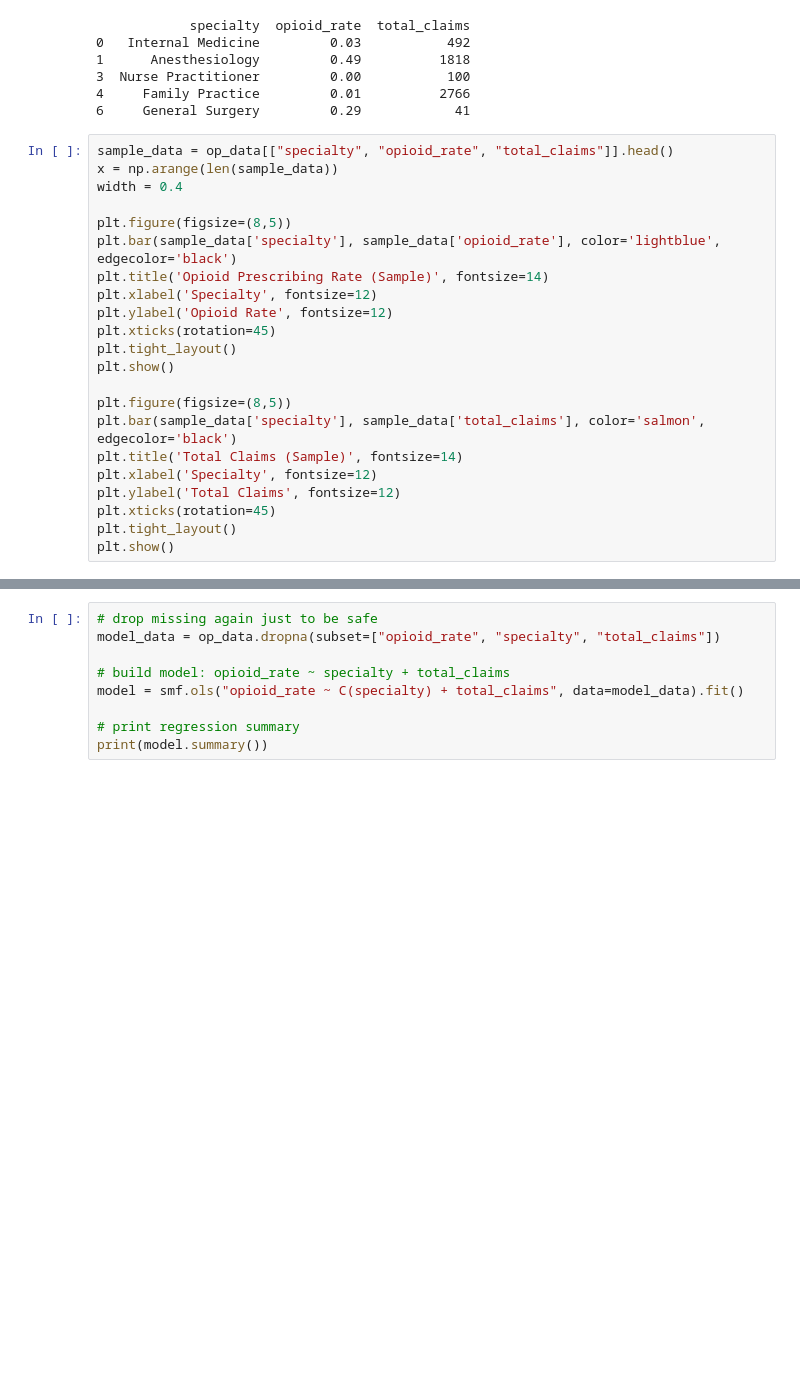
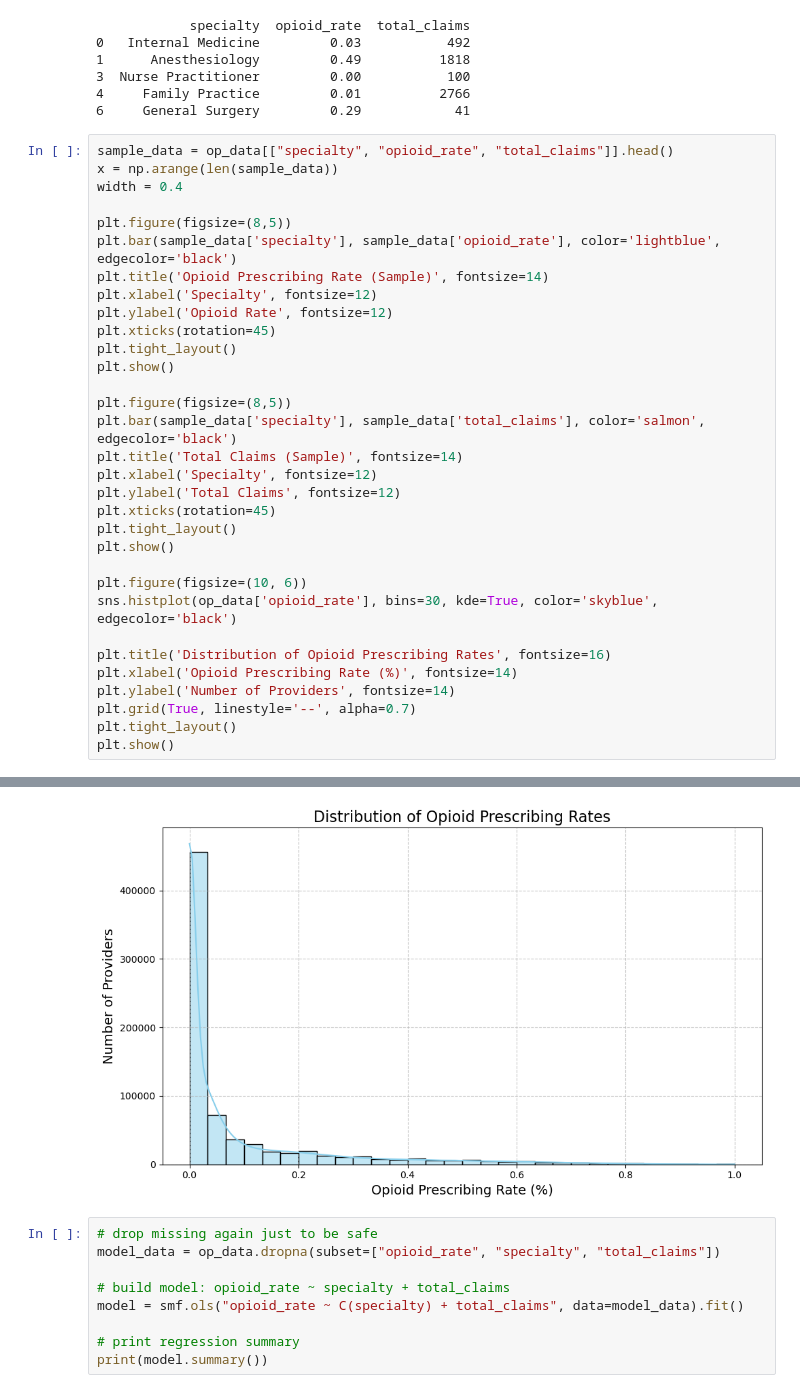
Before and after one commit to srak71/8660-GroupProject, a Jupyter notebook: OP-HIMSS-EDA.ipynb, the cells around one changed output, grey strips where cells are left out. Saved outputs shown, nothing was run; the diff lists cells and outputs as text; blank space fills up the shorter version.

Commit message:
added relavent plots

```diff
--- a/OP-HIMSS-EDA.ipynb
+++ b/OP-HIMSS-EDA.ipynb
@@ -60,28 +60,39 @@ print(op_data[["specialty", "opioid_rate", "total_claims"]].head())
 # %%
 sample_data = op_data[["specialty", "opioid_rate", "total_claims"]].head()
 x = np.arange(len(sample_data))
 width = 0.4
 
 plt.figure(figsize=(8,5))
 plt.bar(sample_data['specialty'], sample_data['opioid_rate'], color='lightblue', edgecolor='black')
 plt.title('Opioid Prescribing Rate (Sample)', fontsize=14)
 plt.xlabel('Specialty', fontsize=12)
 plt.ylabel('Opioid Rate', fontsize=12)
 plt.xticks(rotation=45)
 plt.tight_layout()
 plt.show()
 
 plt.figure(figsize=(8,5))
 plt.bar(sample_data['specialty'], sample_data['total_claims'], color='salmon', edgecolor='black')
 plt.title('Total Claims (Sample)', fontsize=14)
 plt.xlabel('Specialty', fontsize=12)
 plt.ylabel('Total Claims', fontsize=12)
 plt.xticks(rotation=45)
 plt.tight_layout()
 plt.show()
+
+plt.figure(figsize=(10, 6))
+sns.histplot(op_data['opioid_rate'], bins=30, kde=True, color='skyblue', edgecolor='black')
+
+plt.title('Distribution of Opioid Prescribing Rates', fontsize=16)
+plt.xlabel('Opioid Prescribing Rate (%)', fontsize=14)
+plt.ylabel('Number of Providers', fontsize=14)
+plt.grid(True, linestyle='--', alpha=0.7)
+plt.tight_layout()
+plt.show()
 # %% [output]
 [figure]
 [figure]
+[figure, added]
 # %%
 # drop missing again just to be safe
 model_data = op_data.dropna(subset=["opioid_rate", "specialty", "total_claims"])
```
